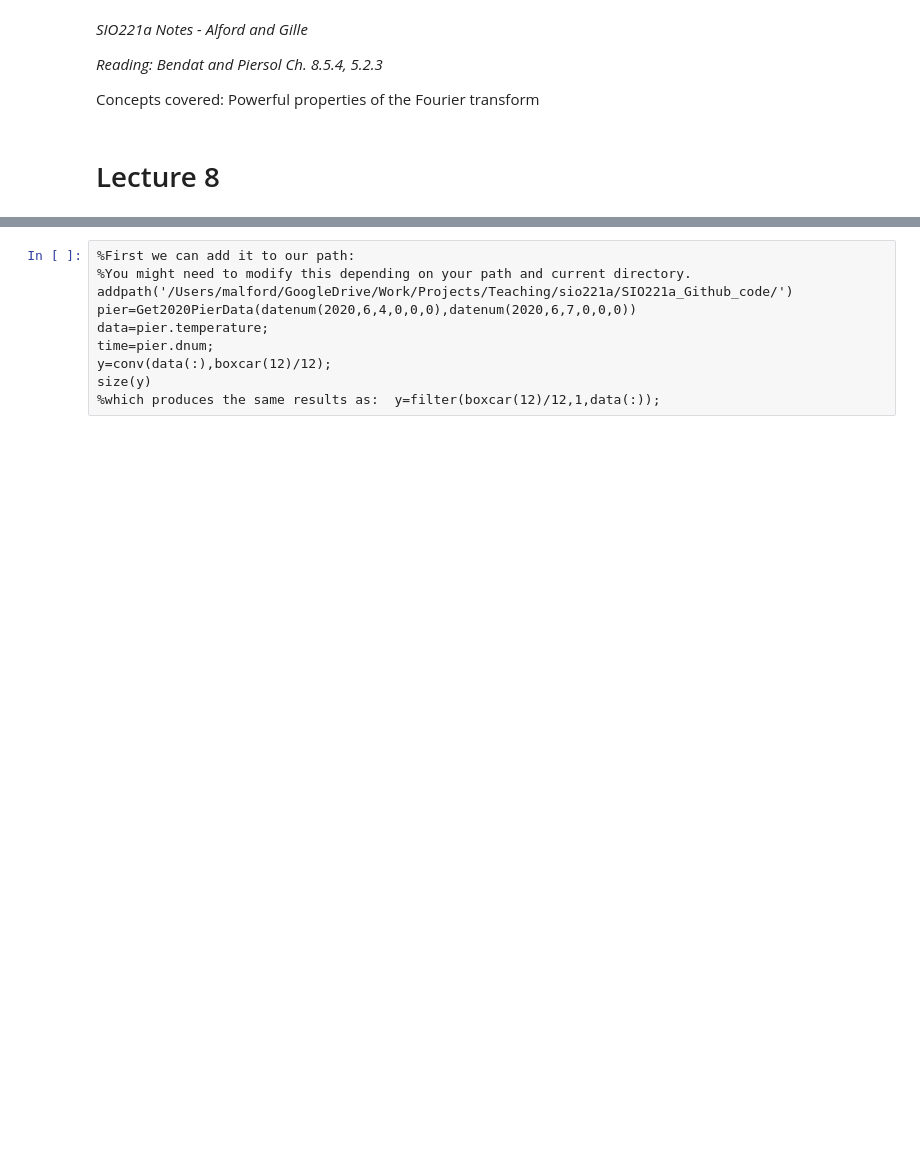
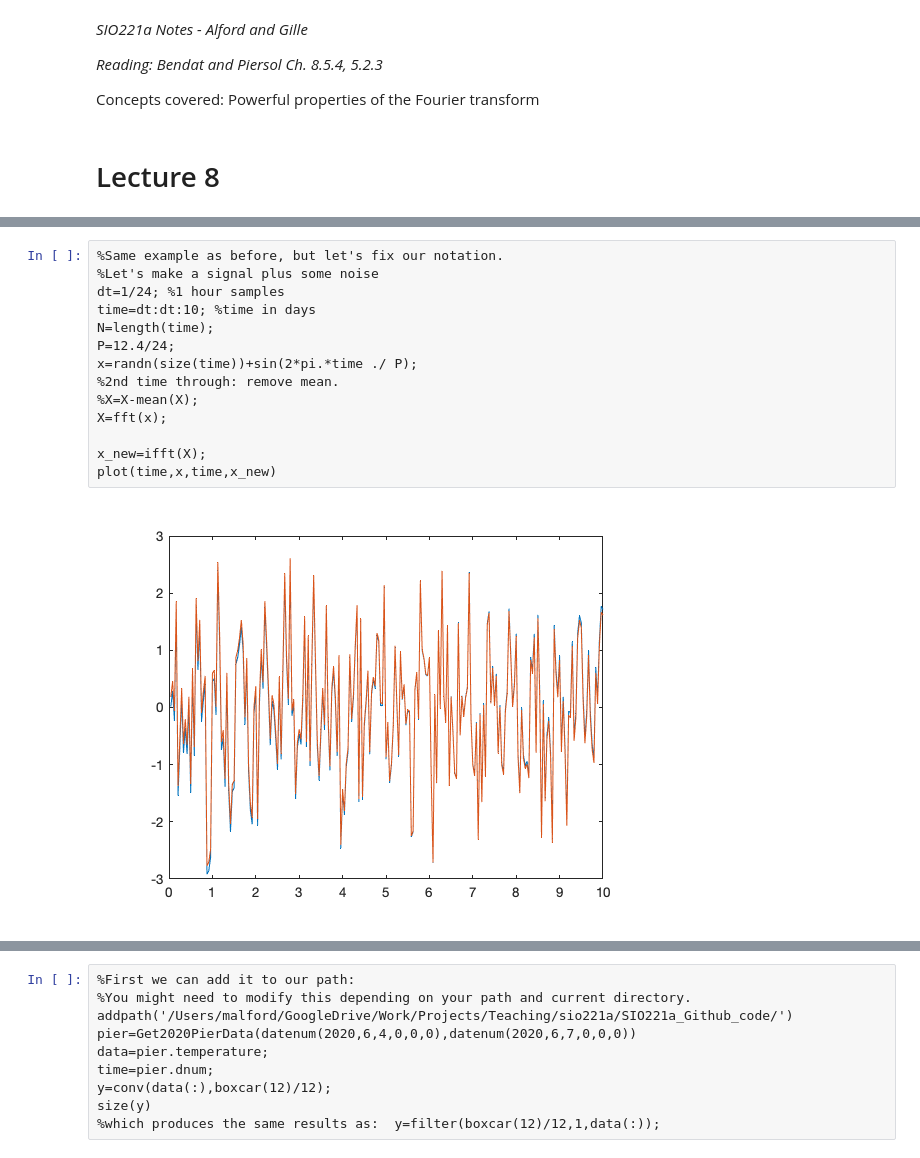
Before and after one commit to malford11/SIO221a_Github_code, a Jupyter notebook: lectures/SIO221a_Lecture08_MATLAB.ipynb, the cells around one changed output, grey strips where cells are left out. Cells and saved outputs as stored; diff of their text form; blank space fills up the shorter version.

```diff
--- a/lectures/SIO221a_Lecture08_MATLAB.ipynb
+++ b/lectures/SIO221a_Lecture08_MATLAB.ipynb
@@ -8,0 +18,16 @@ Concepts covered: Powerful properties of the Fourier transform
+# %%
+%Same example as before, but let's fix our notation.
+%Let's make a signal plus some noise
+dt=1/24; %1 hour samples
+time=dt:dt:10; %time in days
+N=length(time);
+P=12.4/24;
+x=randn(size(time))+sin(2*pi.*time ./ P);
+%2nd time through: remove mean.
+%X=X-mean(X);
+X=fft(x);
+
+x_new=ifft(X);
+plot(time,x,time,x_new)
+# %% [output]
+[figure, added]
```
Also changed, not shown: parts of 9 cells of this notebook, 3 other files.
